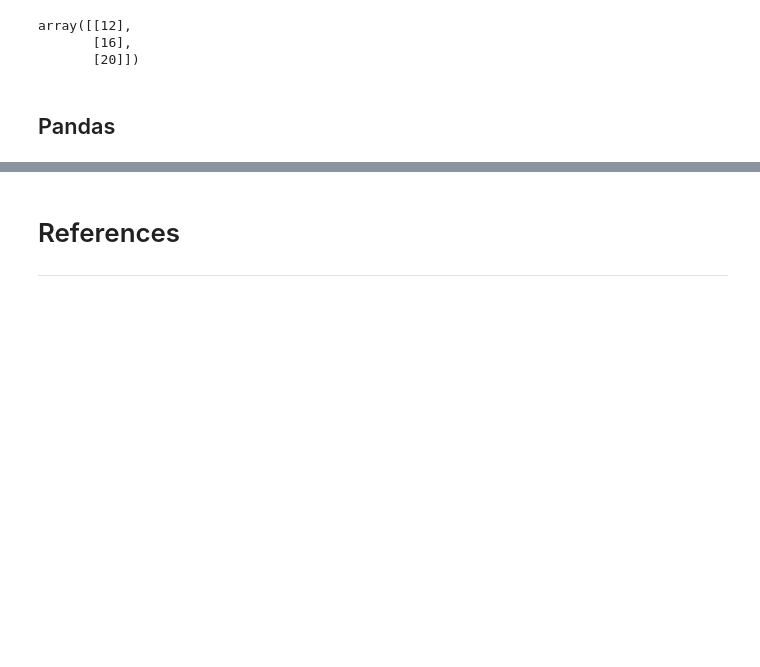
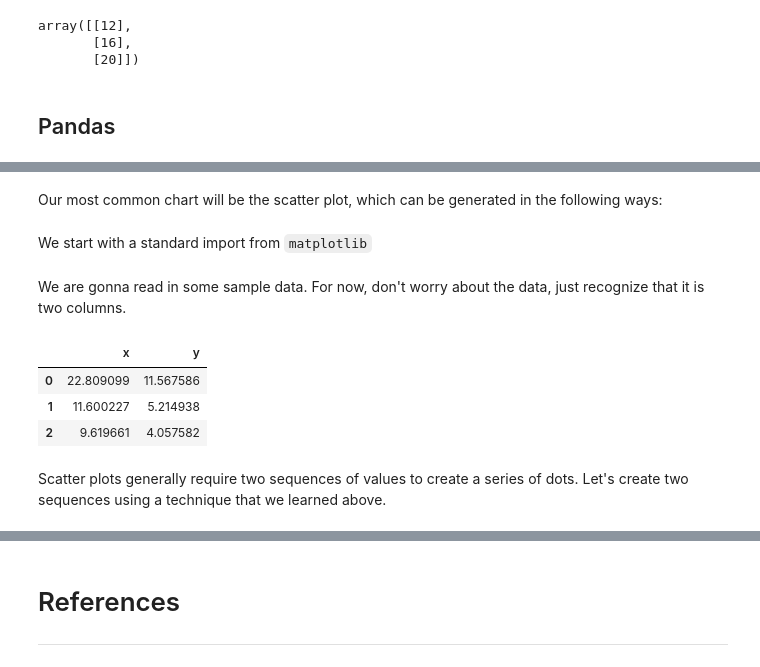
Before and after one commit to chalmerlowe/machine_learning, a Jupyter notebook: testing/data_handling.ipynb, the cells around one changed output, grey strips where cells are left out. Cells and saved outputs as stored; diff of their text form; code cells hidden in the pictures; blank space fills up the shorter version.

Commit message:
updated data handling

```diff
--- a/testing/data_handling.ipynb
+++ b/testing/data_handling.ipynb
@@ -409,0 +284,4 @@ If you want to continue on at your own-pace, please feel free to do so.
+# %% [markdown]
+Our most common chart will be the scatter plot, which can be generated in the following ways:
+# %% [markdown]
+We start with a standard import from `matplotlib`
@@ -409,0 +290,13 @@ If you want to continue on at your own-pace, please feel free to do so.
+# %% [markdown]
+We are gonna read in some sample data. For now, don't worry about the data, just recognize that it is two columns.
+# %%
+df = pd.read_csv('../universal_datasets/linreg_train.csv',
+                     names=['x', 'y'])
+df.head(3)
+# %% [output]
+|  | x | y |
+| 0 | 22.809099 | 11.567586 |
+| 1 | 11.600227 | 5.214938 |
+| 2 | 9.619661 | 4.057582 |
+# %% [markdown]
+Scatter plots generally require two sequences of values to create a series of dots. Let's create two sequences using a technique that we learned above.
```
Also changed, not shown: parts of 60 cells of this notebook.
